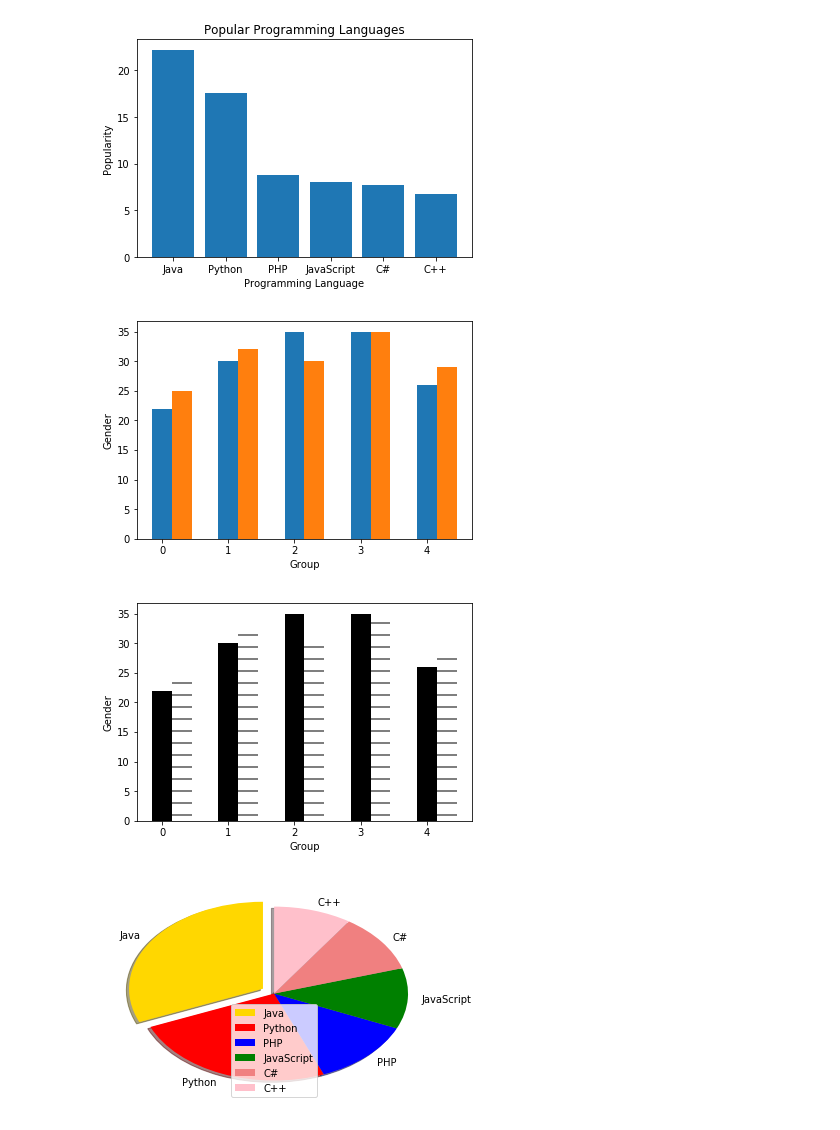
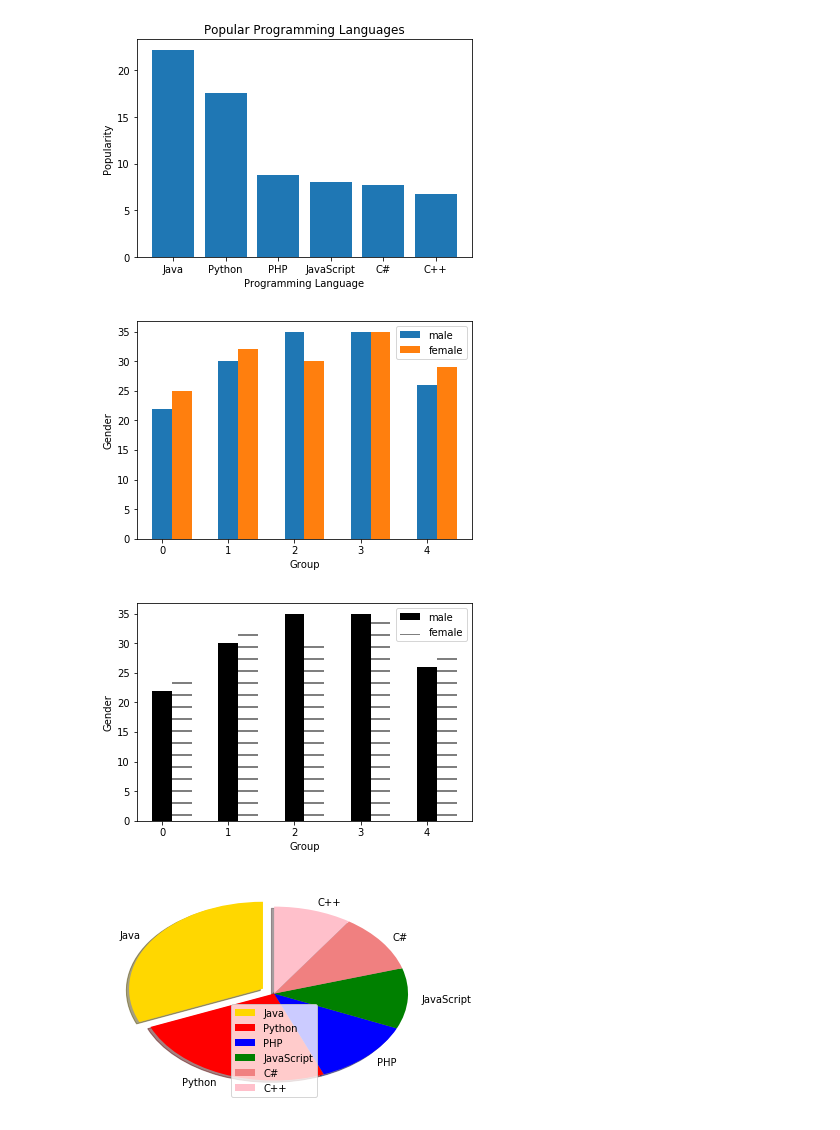
Before and after one commit to jigyasa149911/Python-Learning, a Jupyter notebook: matplotlib.pyplot questions/matplotlib.pyplot questions.ipynb, the cells around one changed output. Drawn from its saved outputs; the diff is of its cells as text; code cells hidden in the pictures.

```diff
--- a/matplotlib.pyplot questions/matplotlib.pyplot questions.ipynb
+++ b/matplotlib.pyplot questions/matplotlib.pyplot questions.ipynb
@@ -20,19 +20,20 @@ plt.show()
 # %%
 # Question 2 : Write a Python program to create a bar plot of scores by group and gender.
 # Use multiple X values on same chart for men and women.
 # Sample data
 # Means(men):(22 , 30 , 35 , 35 , 26)
 # Means(women):(25 , 32 , 30 , 35 , 29)
 men=[22 , 30 , 35 , 35 , 26]
 women=[25 , 32 , 30 , 35 , 29]
 x=np.arange(5)
 plt.bar(x,men,width=.3)
 plt.bar(x+0.30,women,width=.3)
 plt.xlabel('Group')
 plt.ylabel('Gender')
+plt.legend(['male','female'],loc='best')
 plt.show()
 # %% [output]
-[figure, old version]
+[figure, new version]
 # %%
 # Question-3 : Write a Python program to add textures (black and white ) to bars and wedges.
 men=[22 , 30 , 35 , 35 , 26]
@@ -47,10 +48,11 @@ plt.bar(x+0.30,women,hatch='-',color='white',width=.3)
 
 plt.xlabel('Group')
 plt.ylabel('Gender')
+plt.legend(['male','female'],loc='best')
 
 plt.show()
 # %% [output]
-[figure, old version]
+[figure, new version]
 # %%
 # Question 4 : Write a python program to create a pie chart with a title of popularity of Programming Languages.
 # # Sample Data:
```
